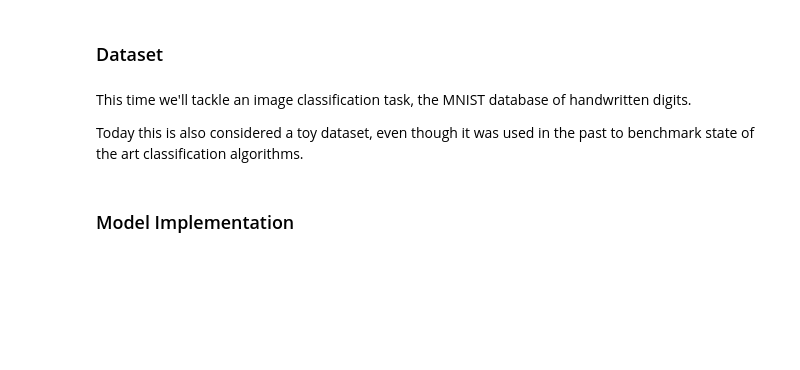
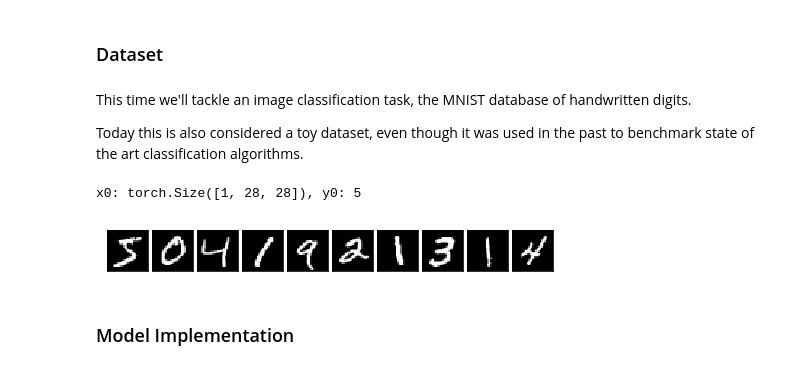
Before and after one commit to vistalab-technion/cs236781-tutorials, a Jupyter notebook: tutorial2/tutorial2-Logistic_Regression.ipynb, the cells around one changed output. Cells and saved outputs as stored; diff of their text form; code cells hidden in the pictures; blank space fills up the shorter version.

```diff
--- a/tutorial2/tutorial2-Logistic_Regression.ipynb
+++ b/tutorial2/tutorial2-Logistic_Regression.ipynb
@@ -312,32 +356,35 @@ Today this is also considered a toy dataset, even though it was used in the past
 # %%
 import torch
 import torch.utils.data
 import torchvision
 import torchvision.transforms as tvtf
 import plot_utils
 
 # Define the transforms that should be applied to each image in the dataset before returning it
 tf_ds = tvtf.Compose([
     tvtf.ToTensor(), # Convert PIL image to pytorch Tensor
     tvtf.Normalize(mean=(0.1307,), std=(0.3081,))
 ])
 
-batch_size = 1024
+batch_size = 128
 
 # Training dataset
 ds_train = torchvision.datasets.MNIST(root='./data/mnist/', download=True, train=True, transform=tf_ds)
 dl_train = torch.utils.data.DataLoader(ds_train, batch_size, shuffle=True)
 
 # Test dataset & loader
 ds_test =  torchvision.datasets.MNIST(root='./data/mnist/', download=True, train=False, transform=tf_ds)
 dl_test = torch.utils.data.DataLoader(ds_test, batch_size)
 
 x0, y0 = ds_train[0]
 n_features = torch.numel(x0)
 n_classes = 10
 
 print(f'x0: {x0.shape}, y0: {y0}')
 plot_utils.dataset_first_n(ds_train, 10, cmap='gray');
+# %% [output]
+x0: torch.Size([1, 28, 28]), y0: 5
+[figure, added]
 # %% [markdown]
 ### Model Implementation
 # %% [markdown]
```
Also changed, not shown: parts of 11 cells of this notebook.
